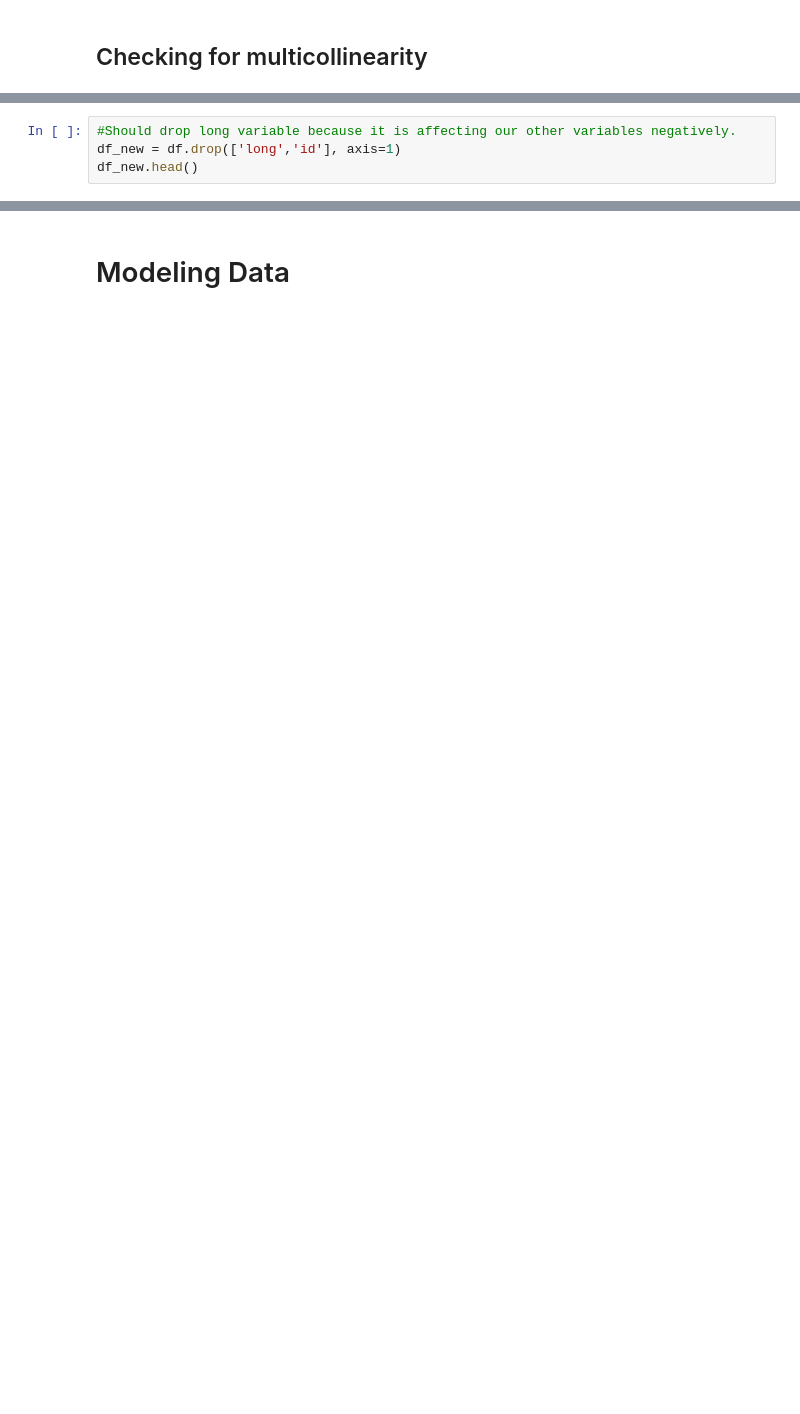
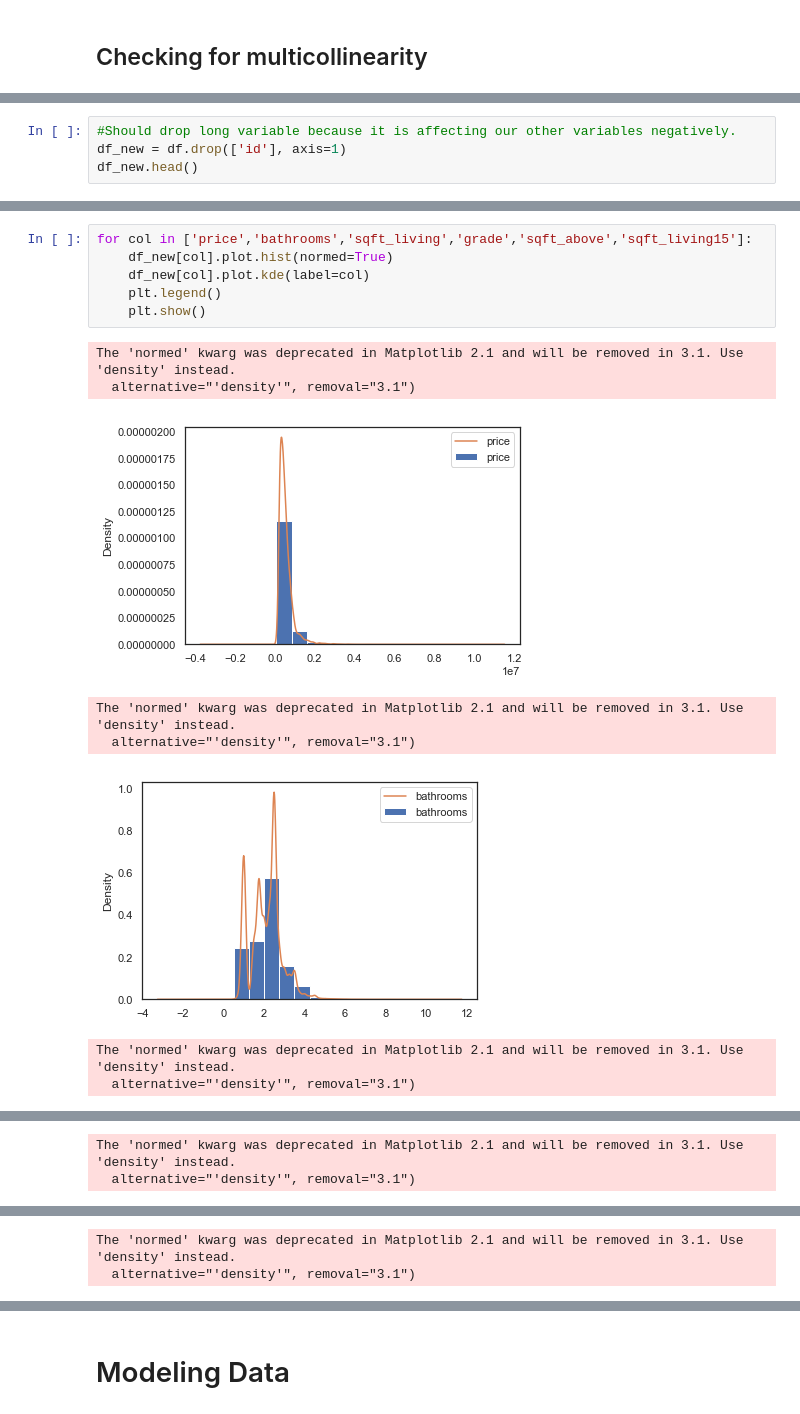
Before and after one commit to gabertooth/dsc-1-final-project-online-ds-pt-021119, a Jupyter notebook: student.ipynb, the cells around one changed output, grey strips where cells are left out. Cells and saved outputs as stored; diff of their text form; blank space fills up the shorter version.

```diff
--- a/student.ipynb
+++ b/student.ipynb
@@ -240,6 +250,6 @@ sns.heatmap(corr, mask=mask, cmap=cmap, vmax=.3, center=0,
 # %%
 #Should drop long variable because it is affecting our other variables negatively.
-df_new = df.drop(['long','id'], axis=1)
+df_new = df.drop(['id'], axis=1)
 df_new.head()
 # %% [output]
 |  | date | price | bedrooms | bathrooms | sqft_living | sqft_lot | floors | waterfront | view | condition | ... |
@@ -273,0 +284,15 @@ sns.heatmap(corr, mask=mask, cmap=cmap, vmax=.3, center=0,
+# %%
+for col in ['price','bathrooms','sqft_living','grade','sqft_above','sqft_living15']:
+    df_new[col].plot.hist(normed=True)
+    df_new[col].plot.kde(label=col)
+    plt.legend()
+    plt.show()
+# %% [output]
+The 'normed' kwarg was deprecated in Matplotlib 2.1 and will be removed in 3.1. Use 'density' instead.
+  alternative="'density'", removal="3.1")
+[figure, added]
+The 'normed' kwarg was deprecated in Matplotlib 2.1 and will be removed in 3.1. Use 'density' instead.
+  alternative="'density'", removal="3.1")
+[figure, added]
+The 'normed' kwarg was deprecated in Matplotlib 2.1 and will be removed in 3.1. Use 'density' instead.
+  alternative="'density'", removal="3.1")
@@ -273,0 +300,2 @@ sns.heatmap(corr, mask=mask, cmap=cmap, vmax=.3, center=0,
+The 'normed' kwarg was deprecated in Matplotlib 2.1 and will be removed in 3.1. Use 'density' instead.
+  alternative="'density'", removal="3.1")
@@ -273,0 +303,2 @@ sns.heatmap(corr, mask=mask, cmap=cmap, vmax=.3, center=0,
+The 'normed' kwarg was deprecated in Matplotlib 2.1 and will be removed in 3.1. Use 'density' instead.
+  alternative="'density'", removal="3.1")
```
Also changed, not shown: parts of 18 cells of this notebook.
